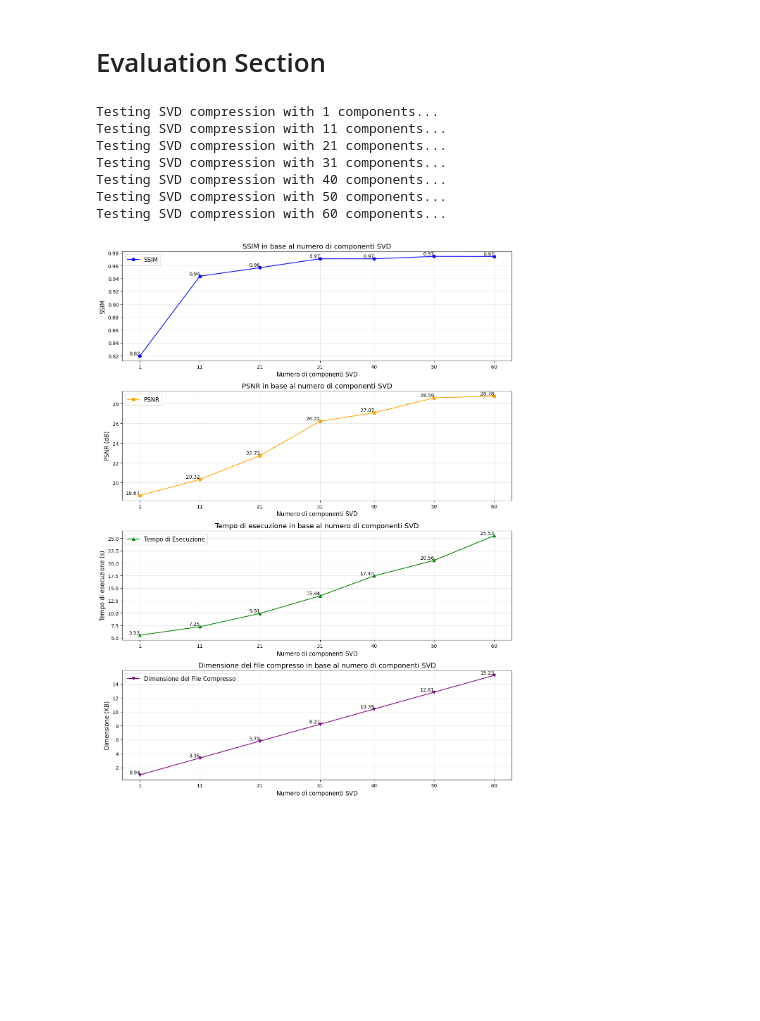
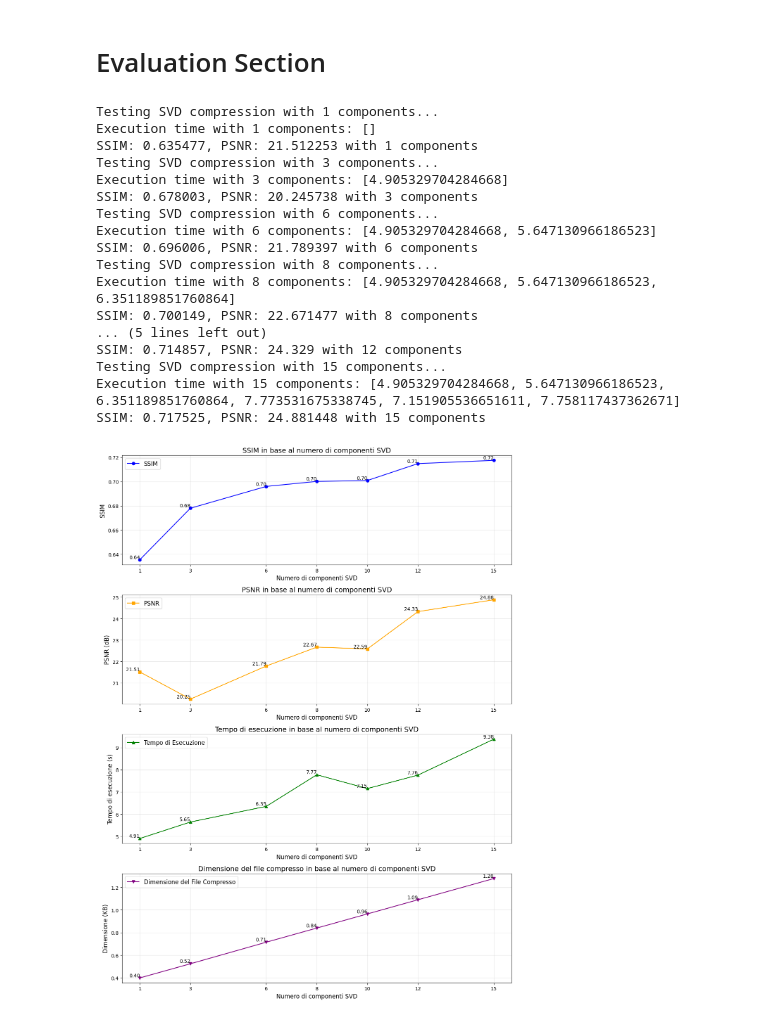
Before and after one commit to adriano22jr/Light-Field-images-compression-with-linear-algebra, a Jupyter notebook: src/svd_simulation.ipynb, the cells around one changed output. Drawn from its saved outputs; the diff is of its cells as text; code cells hidden in the pictures; blank space fills up the shorter version.

Commit message:
fix: pca_simulation, svd__simulation

```diff
--- a/src/svd_simulation.ipynb
+++ b/src/svd_simulation.ipynb
@@ -56,34 +56,34 @@ def transform_and_save(svd_object, frames, original_shape, frame_names):
 # %% [markdown]
 # Simulation Section
 # %%
-# Encoder simulation
+# # Encoder simulation
 
-dataset_name = "Blob"
-n_components = 35
-train_input_path = "../pca_datasets/train/" + dataset_name + "/"
+# dataset_name = "Messerschmitt"
+# n_components = 35
+# train_input_path = "../pca_datasets/train/" + dataset_name + "/"
 
-compact_frames = load_frames(train_input_path)
+# compact_frames = load_frames(train_input_path)
 
-all_files = [f for f in os.listdir(train_input_path) if os.path.isfile(os.path.join(train_input_path, f))]
-sample_frame = cv2.imread(os.path.join(train_input_path, all_files[0]))
-original_shape = sample_frame.shape
+# all_files = [f for f in os.listdir(train_input_path) if os.path.isfile(os.path.join(train_input_path, f))]
+# sample_frame = cv2.imread(os.path.join(train_input_path, all_files[0]))
+# original_shape = sample_frame.shape
 
-svd_object = train_svd_model(compact_frames, n_components)
+# svd_object = train_svd_model(compact_frames, n_components)
 
-test_input_path = "../pca_datasets/test/" + dataset_name + "/"
-test_names = [f for f in os.listdir(test_input_path) if os.path.isfile(os.path.join(test_input_path, f))]
-test_frames = load_frames(test_input_path)
+# test_input_path = "../pca_datasets/test/" + dataset_name + "/"
+# test_names = [f for f in os.listdir(test_input_path) if os.path.isfile(os.path.join(test_input_path, f))]
+# test_frames = load_frames(test_input_path)
 
-apply_svd(svd_object, test_frames, original_shape, test_names)
+# apply_svd(svd_object, test_frames, original_shape, test_names)
 # %%
-# Decoder simulation
+# # Decoder simulation
 
-dataset_name = "Blob"
-input_path = "../pca_datasets/test/" + dataset_name + "/"
-output_path = "../results/PCA/" + dataset_name + "/"
+# dataset_name = "Messerschmitt"
+# input_path = "../pca_datasets/test/" + dataset_name + "/"
+# output_path = "../results/PCA/" + dataset_name + "/"
 
-frames_compressed, original_shape, names = deserialize_svd('../results/PCA/compressed_data.pkl')
-transform_and_save(svd_object, frames_compressed, original_shape, names)
+# frames_compressed, original_shape, names = deserialize_svd('../results/PCA/compressed_data.pkl')
+# transform_and_save(svd_object, frames_compressed, original_shape, names)
 # %% [markdown]
 # Evaluation Section
 # %%
@@ -171,7 +171,7 @@ def plot_metrics(ssim_values, psnr_values, execution_times, compressed_sizes, sv
 # %%
 import time, os
 
-dataset_name = "ArtGallery"
+dataset_name = "Messerschmitt"
 train_input_path = "../pca_datasets/train/" + dataset_name + "/"
 
 number_of_files = len([f for f in os.listdir(train_input_path) if os.path.isfile(os.path.join(train_input_path, f))])
@@ -190,37 +190,49 @@ for n_components in components_range:
         all_files = [f for f in os.listdir(train_input_path) if os.path.isfile(os.path.join(train_input_path, f))]
         sample_frame = cv2.imread(os.path.join(train_input_path, all_files[0]))
         original_shape = sample_frame.shape
 
         svd_object = train_svd_model(compact_frames, n_components)
 
         test_input_path = "../pca_datasets/test/" + dataset_name + "/"
         test_names = [f for f in os.listdir(test_input_path) if os.path.isfile(os.path.join(test_input_path, f))]
         test_frames = load_frames(test_input_path)
 
         apply_svd(svd_object, test_frames, original_shape, test_names)
         end_time = time.time()
 
+        print(f"Execution time with {n_components} components: {execution_times}")
 
         execution_times.append(end_time - start_time)
         sizes.append(os.path.getsize("/workspace/results/SVD/compressed_data.pkl") / 1024)
 
 
         # Simulate decoder
         frames_compressed, original_shape, names = deserialize_svd('../results/SVD/compressed_data.pkl')
         transform_and_save(svd_object, frames_compressed, original_shape, names)
 
         # Calcola SSIM e PSNR
         ssim, psnr = calculate_metrics("/workspace/results/SVD/decoder_output/" + names[0], "/workspace/pca_datasets/test/" + dataset_name + "/" + names[0])
         ssim_scores.append(ssim)
         psnr_scores.append(psnr)
+        print(f"SSIM: {ssim}, PSNR: {psnr} with {n_components} components")
 
 plot_metrics(ssim_scores, psnr_scores, execution_times, sizes, components_range)
 # %% [output]
 Testing SVD compression with 1 components...
-Testing SVD compression with 11 components...
-Testing SVD compression with 21 components...
-Testing SVD compression with 31 components...
-Testing SVD compression with 40 components...
-Testing SVD compression with 50 components...
-Testing SVD compression with 60 components...
+Execution time with 1 components: []
+SSIM: 0.635477, PSNR: 21.512253 with 1 components
+Testing SVD compression with 3 components...
+Execution time with 3 components: [4.905329704284668]
+SSIM: 0.678003, PSNR: 20.245738 with 3 components
+Testing SVD compression with 6 components...
+Execution time with 6 components: [4.905329704284668, 5.647130966186523]
+SSIM: 0.696006, PSNR: 21.789397 with 6 components
+Testing SVD compression with 8 components...
+Execution time with 8 components: [4.905329704284668, 5.647130966186523, 6.351189851760864]
+SSIM: 0.700149, PSNR: 22.671477 with 8 components
+... (5 lines left out)
+SSIM: 0.714857, PSNR: 24.329 with 12 components
+Testing SVD compression with 15 components...
+Execution time with 15 components: [4.905329704284668, 5.647130966186523, 6.351189851760864, 7.773531675338745, 7.151905536651611, 7.758117437362671]
+SSIM: 0.717525, PSNR: 24.881448 with 15 components
-[figure, old version]
+[figure, new version]
```
Also changed, not shown: 1 other file.
